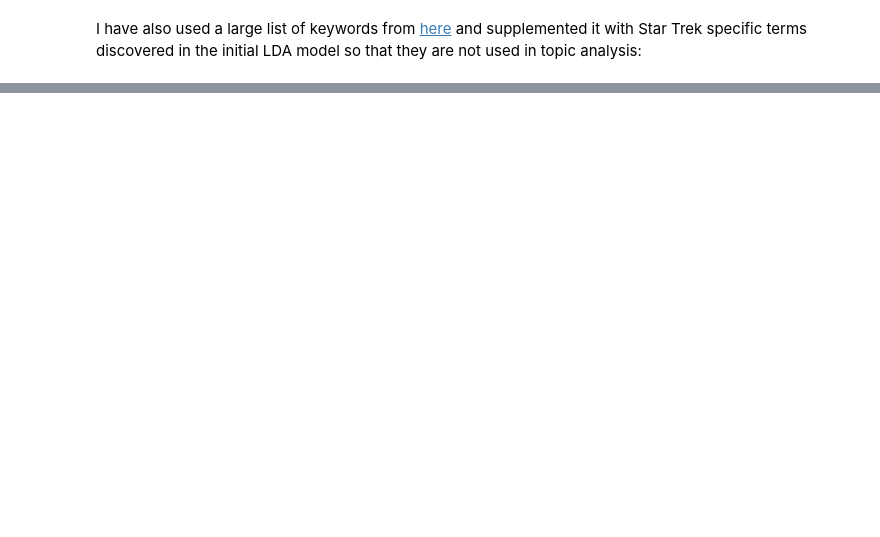
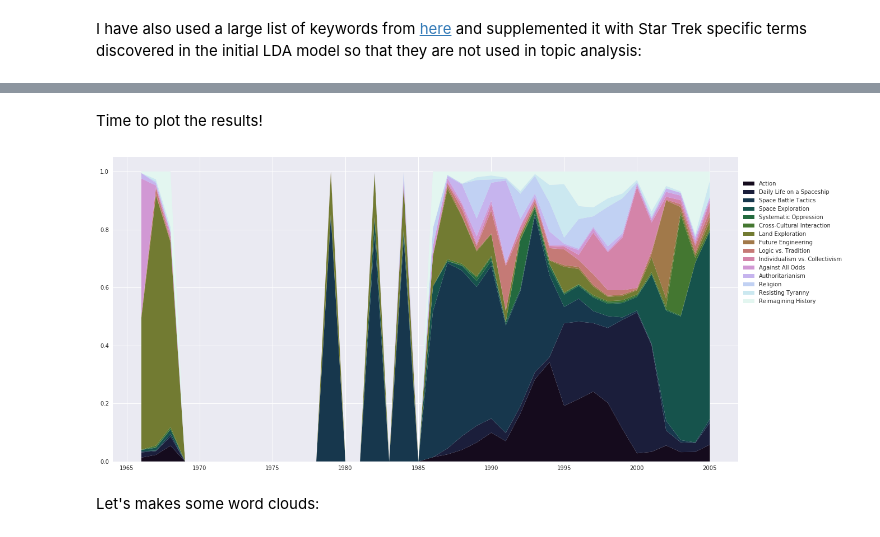
Before and after one commit to aleksod/Main_Repo, a Jupyter notebook: Projects/Space-Wars/TF-IDF_and_NMF.ipynb, the cells around one changed output, grey strips where cells are left out. Cells and saved outputs as stored; diff of their text form; code cells hidden in the pictures; blank space fills up the shorter version.

```diff
--- a/Projects/Space-Wars/TF-IDF_and_NMF.ipynb
+++ b/Projects/Space-Wars/TF-IDF_and_NMF.ipynb
@@ -175,0 +168,3 @@ array([[  6.33850614e-03,   0.00000000e+00,   4.53588539e-05, ...,
+# %%
+topic_dist = df.join(pd.DataFrame(dtm_nmf), how='outer').groupby(df.airdate.dt.year).sum()
+topic_dist.head()
@@ -175,0 +181,3 @@ array([[  6.33850614e-03,   0.00000000e+00,   4.53588539e-05, ...,
+# %%
+topic_dist = topic_dist.apply(lambda x: x/np.sum(x), axis=1)
+topic_dist.head()
@@ -175,0 +194,5 @@ array([[  6.33850614e-03,   0.00000000e+00,   4.53588539e-05, ...,
+# %%
+index = list(range(1966, 2006))
+var = np.ones(2006-1966)
+dummy_df = pd.DataFrame(data=var, index=index, columns=['var'])
+topic_dist = topic_dist.join(dummy_df, how='outer').drop('var', axis=1).fillna(0)
@@ -175,0 +208,20 @@ array([[  6.33850614e-03,   0.00000000e+00,   4.53588539e-05, ...,
+# %%
+columns = [
+"Action",
+"Daily Life on a Spaceship",
+"Space Battle Tactics",
+"Space Exploration",
+"Systematic Oppression",
+"Cross-Cultural Interaction",
+"Land Exploration",
+"Future Engineering",
+"Logic vs. Tradition",
+"Individualism vs. Collectivism",
+"Against All Odds",
+"Authoritarianism",
+"Religion",
+"Resisting Tyranny",
+"Reimagining History"
+]
+topic_dist.columns = columns
+topic_dist.head()
@@ -175,0 +235,2 @@ array([[  6.33850614e-03,   0.00000000e+00,   4.53588539e-05, ...,
+# %% [markdown]
+Time to plot the results!
@@ -176,3 +243,20 @@ array([[  6.33850614e-03,   0.00000000e+00,   4.53588539e-05, ...,
+# %%
+# sns.set_palette("husl")
+colors = sns.color_palette("cubehelix", 15)
+#sns.diverging_palette(145, 280, s=85, l=25, n=15)
+#sns.diverging_palette(255, 133, l=60, n=15, center="dark")
+#sns.color_palette(palette=None, n_colors=15, desat=None)
+
+y = np.transpose(np.array(topic_dist))
+x = np.array(topic_dist.index)
+fig, ax = plt.subplots(figsize=(20,10))
+ax.stackplot(x, y, labels=np.array(topic_dist.columns), colors=colors)
+ax.legend(loc='lower left',bbox_to_anchor=(1,0.5))
+plt.show()
+# %% [output]
+[figure, added]
+# %% [markdown]
+Let's makes some word clouds:
 # %%
 nmf_model.components_.shape
 # %% [output]
```
Also changed, not shown: parts of 45 cells of this notebook, 1 other file.
